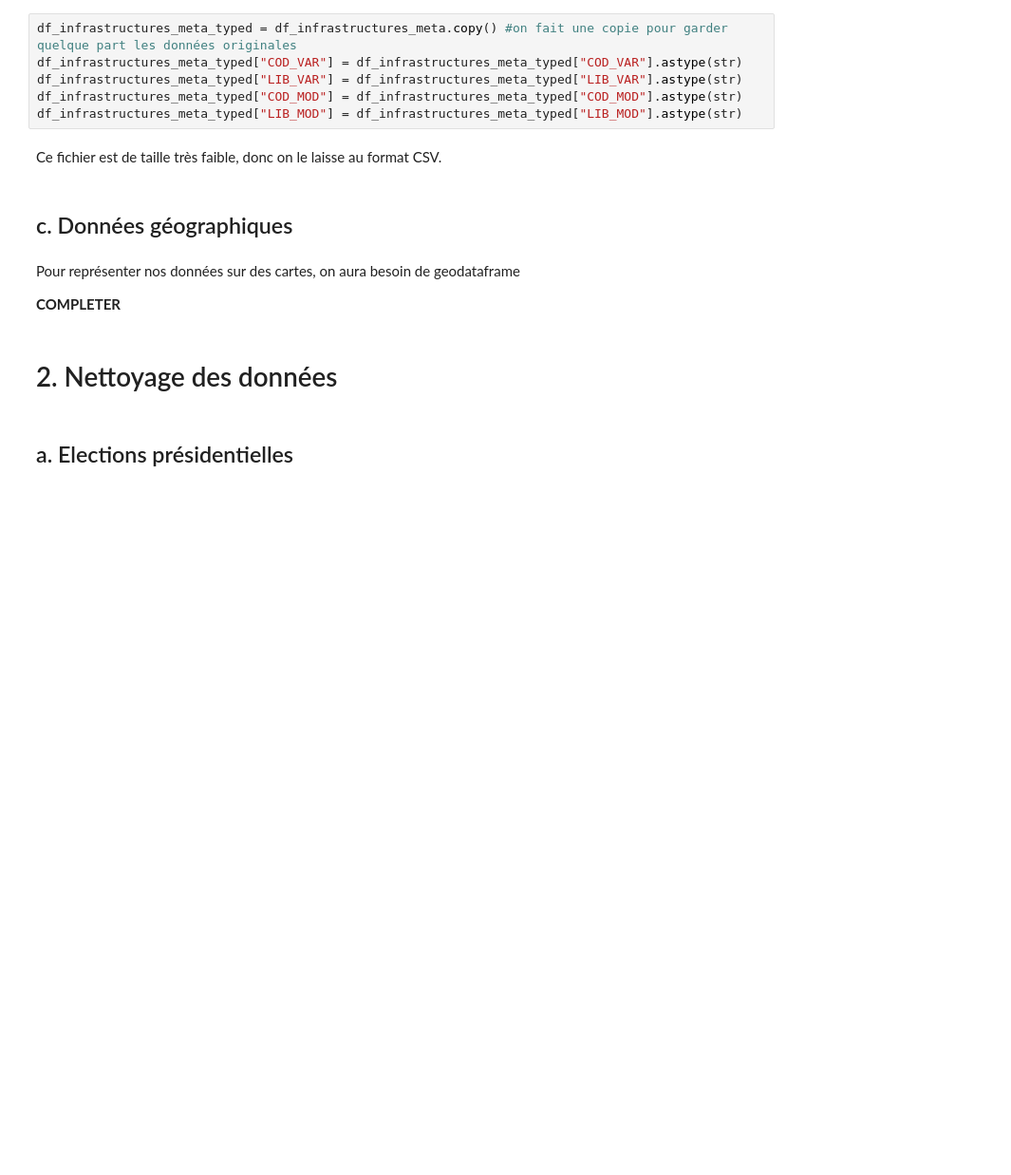
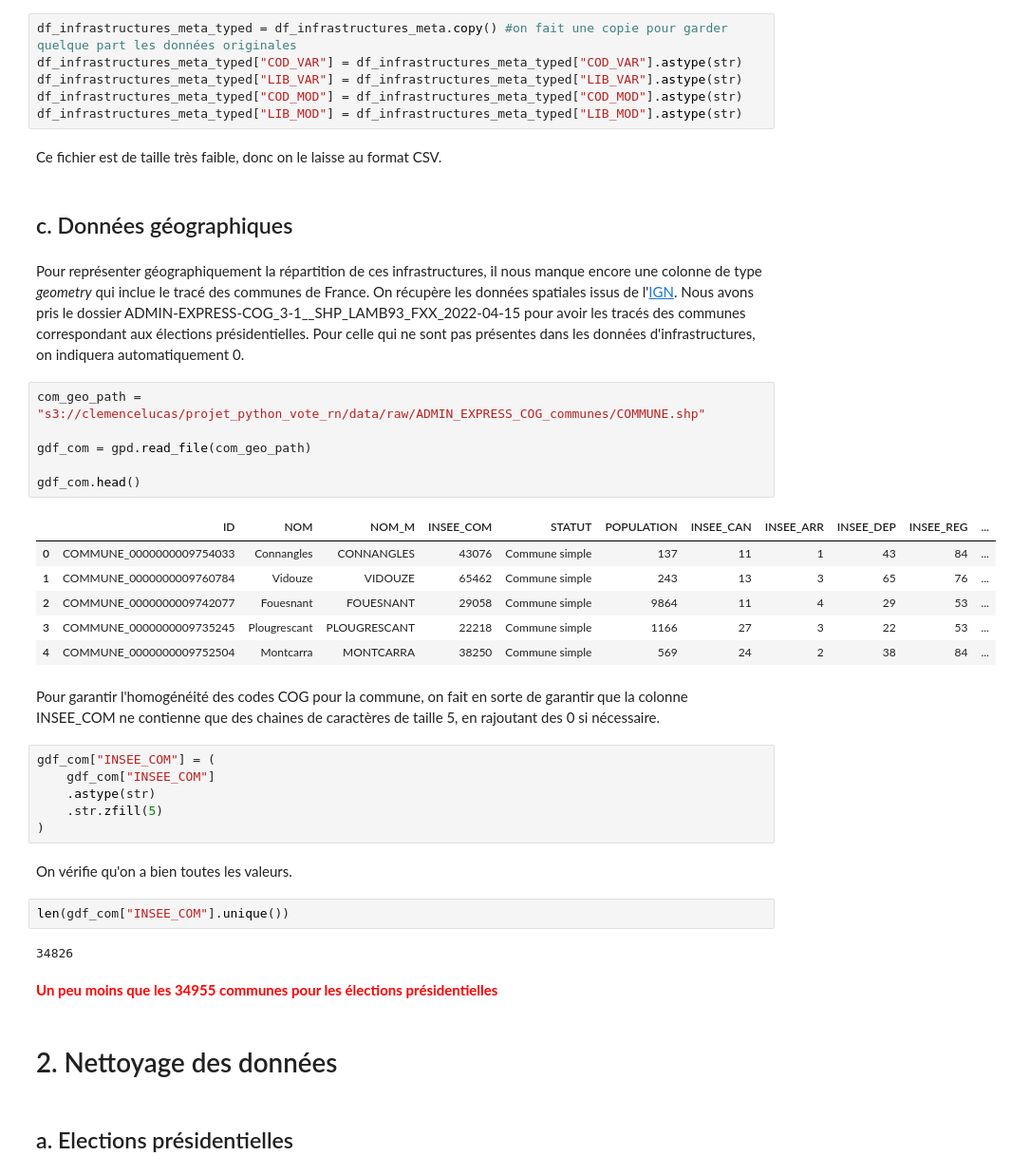
Before and after one commit to heloise1414/Projet-Python-S3, a Jupyter notebook: code/main-clemence v2.ipynb, the cells around one changed output. Shown at 95% size. Cells and saved outputs as stored; diff of their text form; blank space fills up the shorter version.

Commit message:
admin express cog (2)

```diff
--- a/code/main-clemence v2.ipynb
+++ b/code/main-clemence v2.ipynb
@@ -296,9 +286,36 @@ Ce fichier est de taille très faible, donc on le laisse au format CSV.
 # %% [markdown]
 ## c. Données géographiques
 # %% [markdown]
-Pour représenter nos données sur des cartes, on aura besoin de geodataframe
-
-**COMPLETER**
+Pour représenter géographiquement la répartition de ces infrastructures, il nous manque encore une colonne de type *geometry* qui inclue le tracé des communes de France. On récupère les données spatiales issus de l'[IGN](https://geoservices.ign.fr/telechargement-api/ADMIN-EXPRESS-COG?page=0). Nous avons pris le dossier ADMIN-EXPRESS-COG_3-1__SHP_LAMB93_FXX_2022-04-15 pour avoir les tracés des communes correspondant aux élections présidentielles. Pour celle qui ne sont pas présentes dans les données d'infrastructures, on indiquera automatiquement 0.
+# %%
+com_geo_path = "s3://clemencelucas/projet_python_vote_rn/data/raw/ADMIN_EXPRESS_COG_communes/COMMUNE.shp"
+
+gdf_com = gpd.read_file(com_geo_path)
+
+gdf_com.head()
+# %% [output]
+|  | ID | NOM | NOM_M | INSEE_COM | STATUT | POPULATION | INSEE_CAN | INSEE_ARR | INSEE_DEP | INSEE_REG | ... |
+| 0 | COMMUNE_0000000009754033 | Connangles | CONNANGLES | 43076 | Commune simple | 137 | 11 | 1 | 43 | 84 | ... |
+| 1 | COMMUNE_0000000009760784 | Vidouze | VIDOUZE | 65462 | Commune simple | 243 | 13 | 3 | 65 | 76 | ... |
+| 2 | COMMUNE_0000000009742077 | Fouesnant | FOUESNANT | 29058 | Commune simple | 9864 | 11 | 4 | 29 | 53 | ... |
+| 3 | COMMUNE_0000000009735245 | Plougrescant | PLOUGRESCANT | 22218 | Commune simple | 1166 | 27 | 3 | 22 | 53 | ... |
+| 4 | COMMUNE_0000000009752504 | Montcarra | MONTCARRA | 38250 | Commune simple | 569 | 24 | 2 | 38 | 84 | ... |
+# %% [markdown]
+Pour garantir l'homogénéité des codes COG pour la commune, on fait en sorte de garantir que la colonne INSEE_COM ne contienne que des chaines de caractères de taille 5, en rajoutant des 0 si nécessaire.
+# %%
+gdf_com["INSEE_COM"] = (
+    gdf_com["INSEE_COM"]
+    .astype(str)
+    .str.zfill(5)
+)
+# %% [markdown]
+On vérifie qu'on a bien toutes les valeurs.
+# %%
+len(gdf_com["INSEE_COM"].unique())
+# %% [output]
+34826
+# %% [markdown]
+<span style="color:red"> **Un peu moins que les 34955 communes pour les élections présidentielles** </span>
 # %% [markdown]
 # 2. Nettoyage des données
 # %% [markdown]
```
Also changed, not shown: parts of 7 cells of this notebook.
